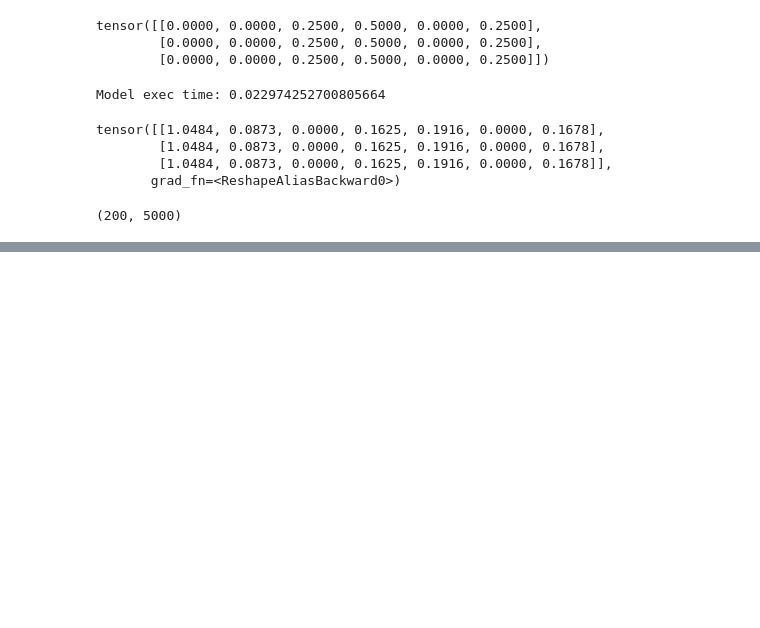
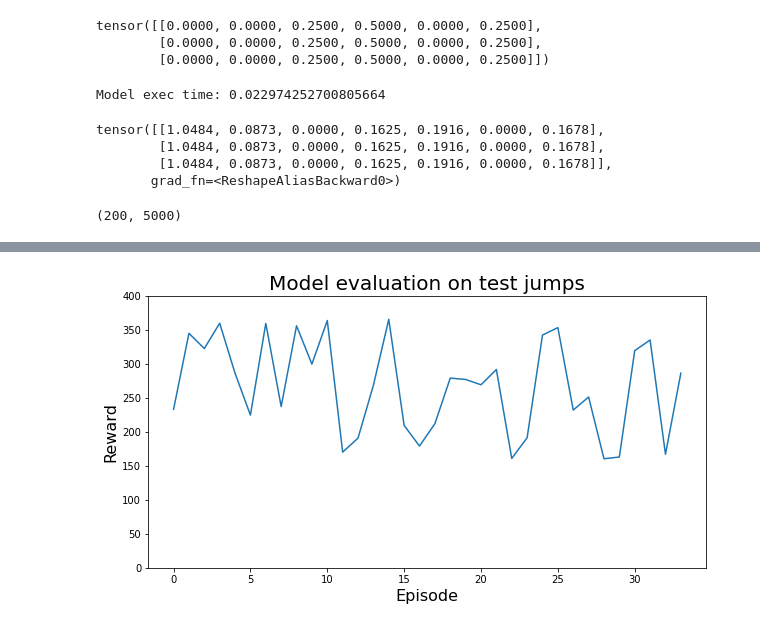
Before and after one commit to jprogrammer13/jumpleg_rl, a Jupyter notebook: src/Untitled.ipynb, the cells around one changed output, grey strips where cells are left out. Drawn from its saved outputs; the diff is of its cells as text; code cells hidden in the pictures; blank space fills up the shorter version.

```diff
--- a/src/Untitled.ipynb
+++ b/src/Untitled.ipynb
@@ -375,0 +374,10 @@ False
+# %%
+plt.figure(figsize=(10,5))
+plt.xlabel("Episode",fontsize=16)
+plt.ylabel("Reward",fontsize=16)
+plt.title("Model evaluation on test jumps",fontsize=20)
+plt.plot(np.arange(rbi.mem_size),rbi.reward[:rbi.mem_size])
+plt.ylim(0,400)
+plt.savefig("Model_eval.jpg",dpi=300)
+# %% [output]
+[figure, added]
```
Also changed, not shown: parts of 7 cells of this notebook, 3 other files.
